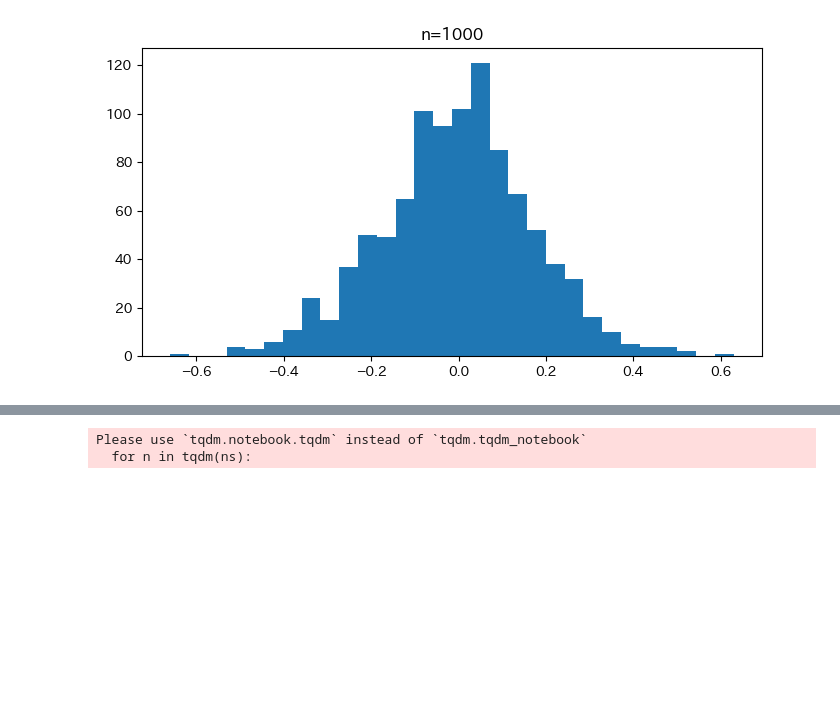
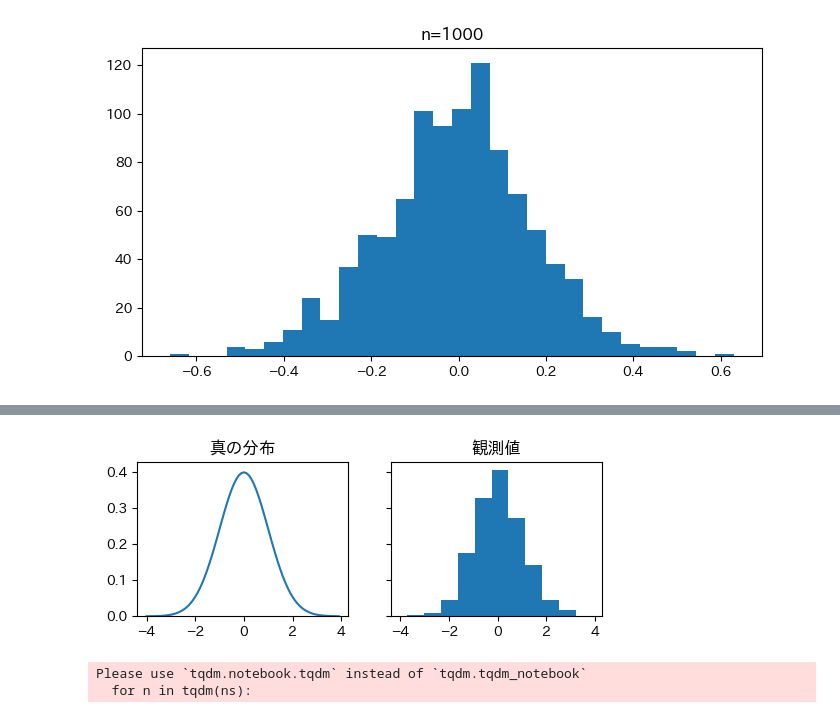
Before and after one commit to rtr-x8/simple-jupyter-231225, a Jupyter notebook: slide.ipynb, the cells around one changed output, grey strips where cells are left out. Saved outputs shown, nothing was run; the diff lists cells and outputs as text; code cells hidden in the pictures; blank space fills up the shorter version.

```diff
--- a/slide.ipynb
+++ b/slide.ipynb
@@ -191,3 +220,24 @@ Text(0.5, 1.0, 'n=1000')
+# %%
+X = np.arange(-4,4,0.1) # x軸 0.1ステップ
+
+mu = 0
+sd = 1
+
+# 正規分布の式を再現
+Y = (
+  np.exp(-((X-mu)**2 / (2*sd**2)))
+  /
+  np.sqrt(2*np.pi*sd**2)
+)
+
+fig, ax = plt.subplots(1,2, sharey=True, sharex=True, figsize=(6,2))
+ax[1].hist(generator.normal(loc=mu, scale=sd, size=n), density=True)
+ax[0].plot(X, Y)
+ax[1].set_title("観測値")
+ax[0].set_title("真の分布")
+plt.show()
+# %% [output]
+[figure, added]
 # %%
 # 大数の法則
 
```
Also changed, not shown: parts of 5 cells of this notebook, 4 other files.
